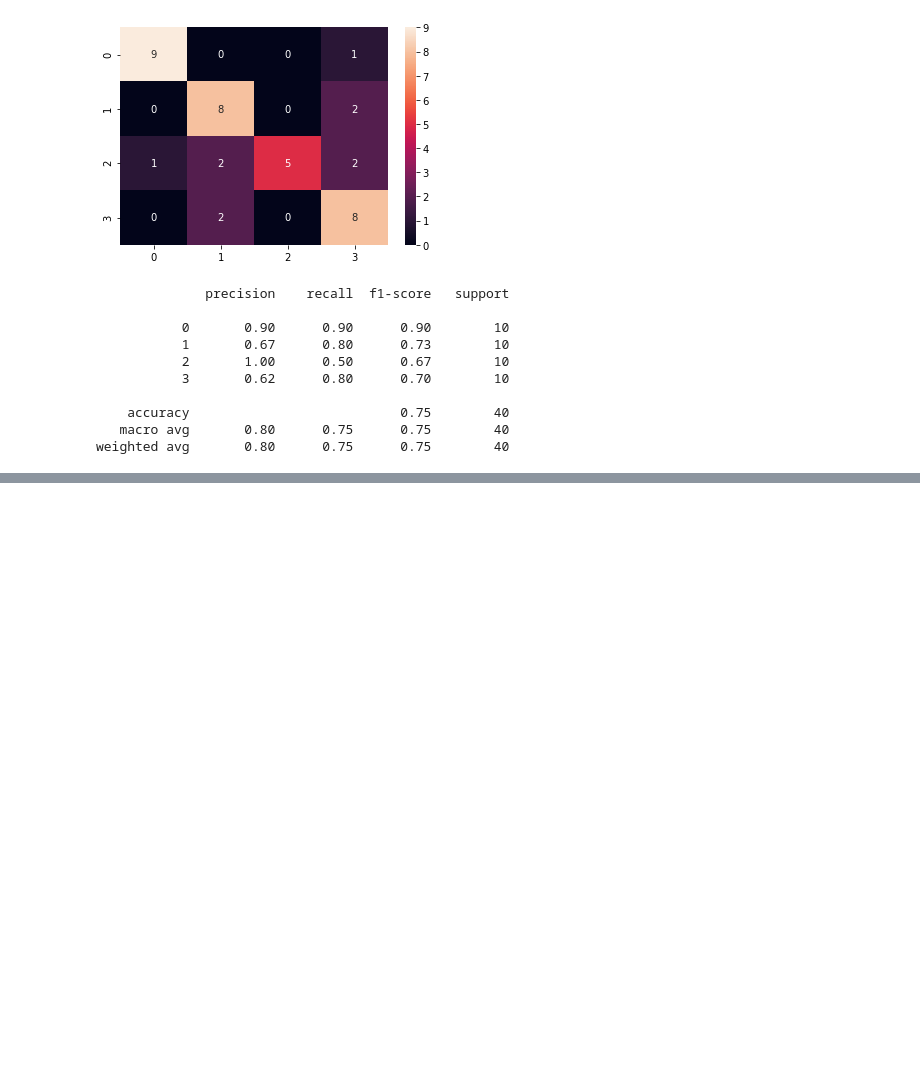
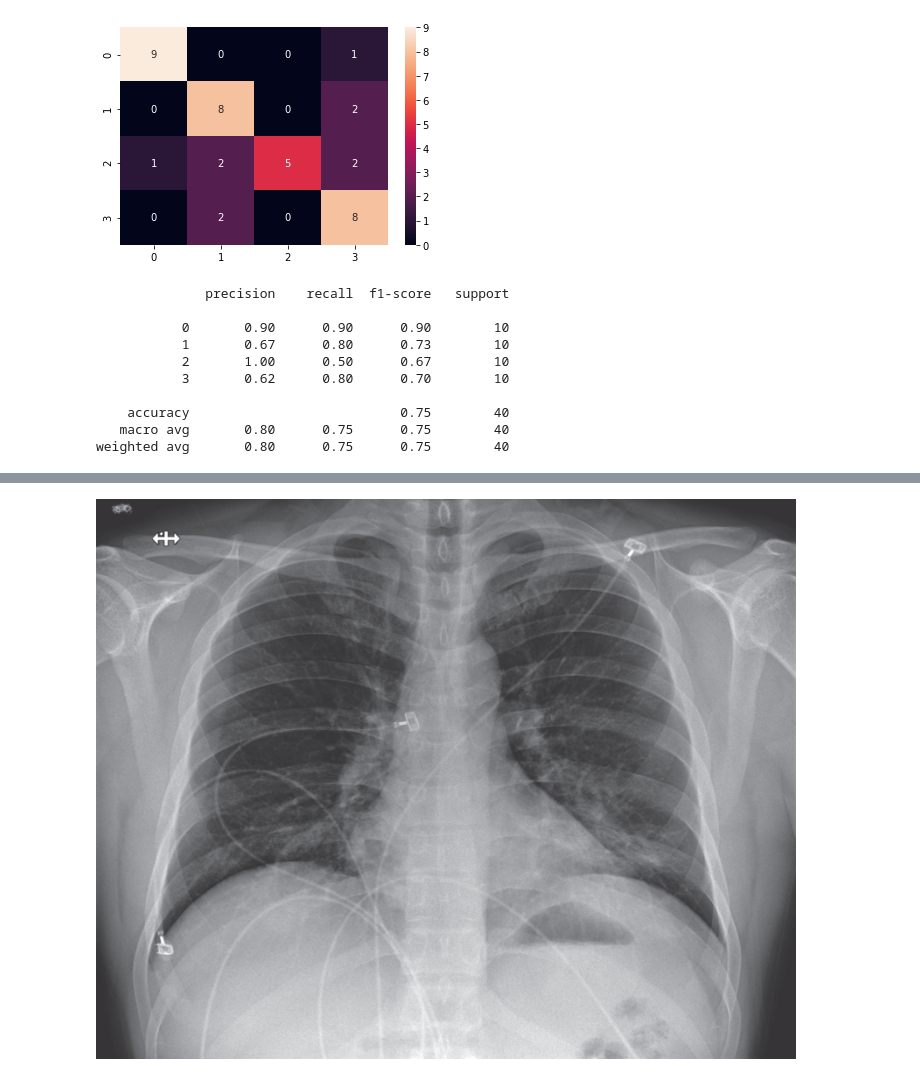
Before and after one commit to Mario-RJunior/diagnostico-medico-raio-x, a Jupyter notebook: departamento_medico.ipynb, the cells around one changed output, grey strips where cells are left out. Cells and saved outputs as stored; diff of their text form; code cells hidden in the pictures; blank space fills up the shorter version.

Commit message:
Prevendo uma única imagem

```diff
--- a/departamento_medico.ipynb
+++ b/departamento_medico.ipynb
@@ -342,0 +376,3 @@ weighted avg       0.80      0.75      0.75        40
+# %%
+# Carregando agora uma imagem
+img = cv2.imread('/content/drive/My Drive/Departamento médico/Test/0/nejmoa2001191_f4.jpeg')
@@ -342,0 +399,8 @@ weighted avg       0.80      0.75      0.75        40
+# %%
+# Importando a biblioteca
+from google.colab.patches import cv2_imshow
+
+# Visualizando a imagem original
+cv2_imshow(img)
+# %% [output]
+[figure, added]
```
Also changed, not shown: parts of 15 cells of this notebook.
